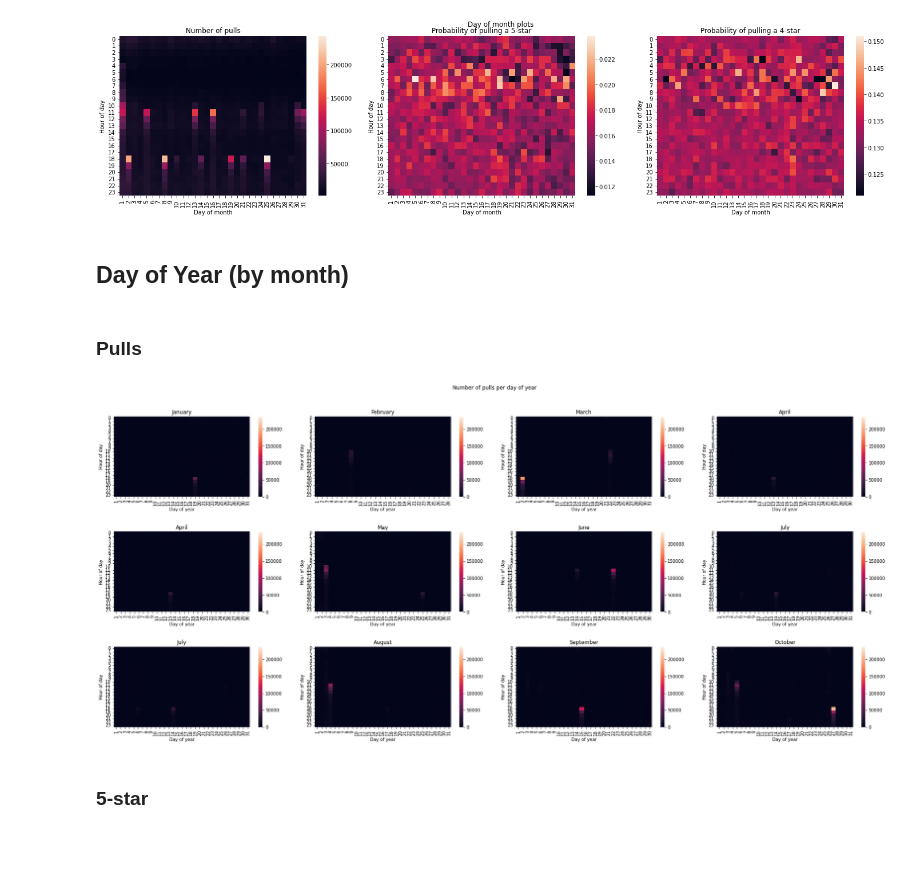
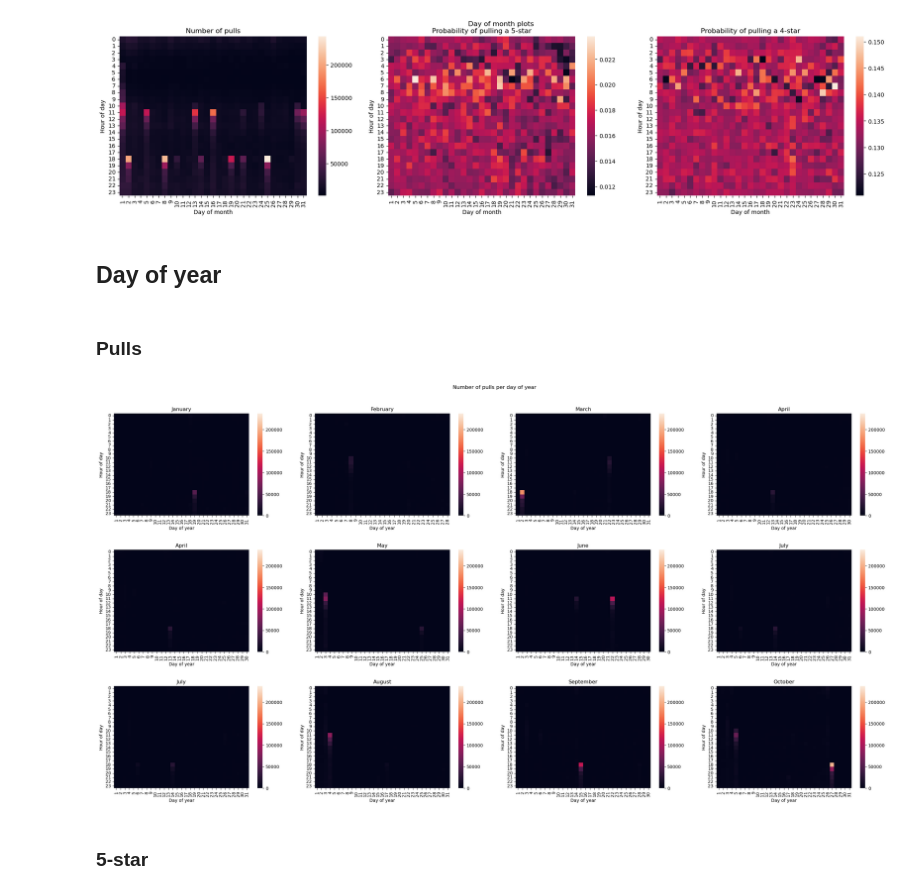
Before and after one commit to justnawat/optimized-genshin-pulling, a Jupyter notebook: Optimized Genshin Pulls.ipynb, the cells around one changed output. Saved outputs shown, nothing was run; the diff lists cells and outputs as text; code cells hidden in the pictures; blank space fills up the shorter version.

```diff
--- a/Optimized Genshin Pulls.ipynb
+++ b/Optimized Genshin Pulls.ipynb
@@ -41,7 +41,7 @@ def simplify_dt(given_dt: str):
     pull_time = hr + round(mi / 60)
     pull_date = date(yr, mo, da) + timedelta(pull_time // 24)
 
-    return (pull_date, pull_time % 24)
+    return pull_date, pull_time % 24
 
 
 data_set01 = pd.read_csv("data/data01.csv")
@@ -103,10 +103,10 @@ def transform_func(banner: pd.DataFrame, date_transformer: callable, dimension:
 def first_doy(d): return date(d.year, 1, 1)
 
 
-def dow_transformer(dt): return (dt[0].weekday(), dt[1])
-def dom_transformer(dt): return (dt[0].day - 1, dt[1])
-def doy_transformer(dt): return ((first_doy(dt[0]) - dt[0]).days, dt[1])
-def dsr_transformer(dt): return ((dt[0] - RELEASE_DATE).days, dt[1])
+def dow_transformer(dt): return dt[0].weekday(), dt[1]
+def dom_transformer(dt): return dt[0].day - 1, dt[1]
+def doy_transformer(dt): return (first_doy(dt[0]) - dt[0]).days, dt[1]
+def dsr_transformer(dt): return (dt[0] - RELEASE_DATE).days, dt[1]
 # %% [markdown]
 ## Functions used to visualize the data
 # %%
@@ -211,4 +211,4 @@ dom_heatmap(all_fours, ax3, "Probability of pulling a 4-star")
 # %% [output]
 [figure]
 # %% [markdown]
-## Day of Year (by month)
+## Day of year
@@ -220,12 +220,12 @@ all_total, all_fives, all_fours = total_doy
 # %% [markdown]
 ### Pulls
 # %%
-fig, ax = plt.subplots(3, 4, figsize=YEAR_FIGSIZE)
-doy_heatmap(all_total, ax)
+fig, axes = plt.subplots(3, 4, figsize=YEAR_FIGSIZE)
+doy_heatmap(all_total, axes)
 fig.suptitle("Number of pulls per day of year")
 fig.tight_layout(pad=3.)
 # %% [output]
-[figure, old version]
+[figure, new version]
 # %% [markdown]
 ### 5-star
 # %%
```
Also changed, not shown: parts of 35 cells of this notebook.
